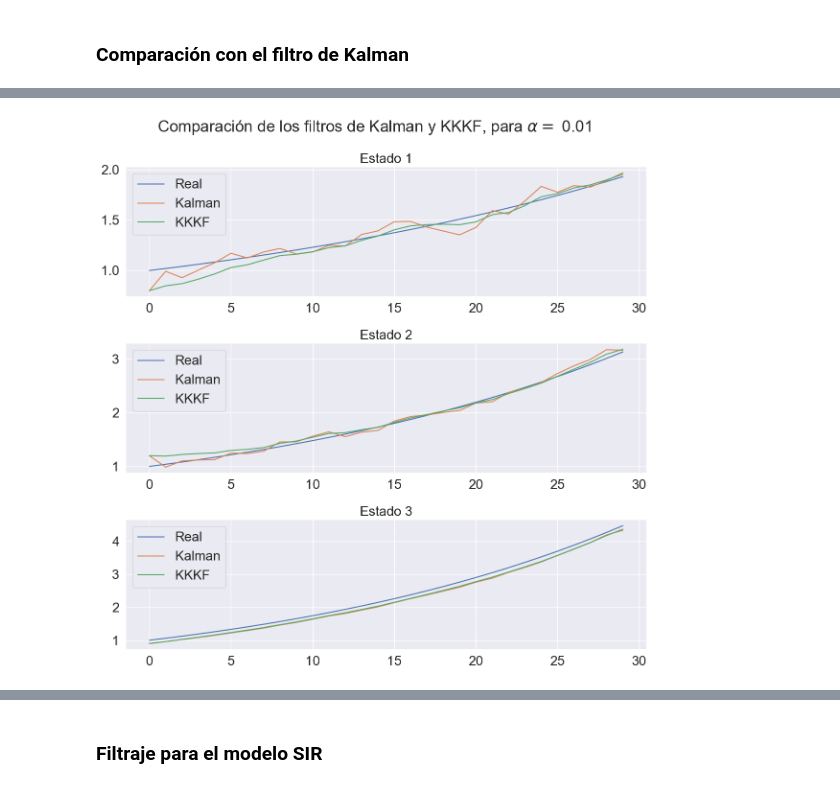
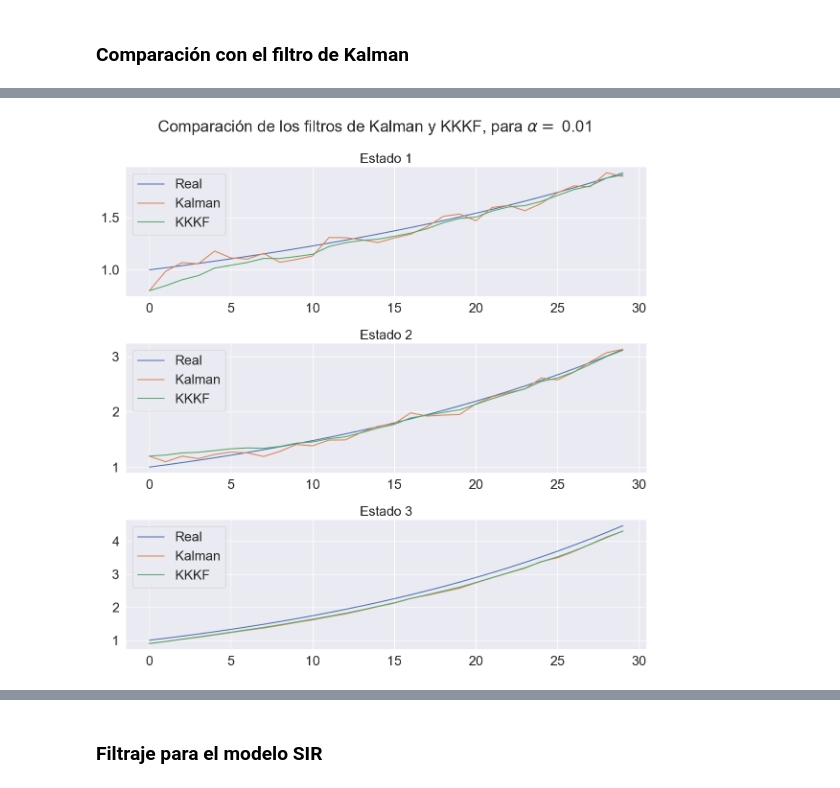
Before and after one commit to diegoolguinw/Koopman_nonlinear_filter, a Jupyter notebook: notebooks/chapter4.ipynb, the cells around one changed output, grey strips where cells are left out. Cells and saved outputs as stored; diff of their text form; code cells hidden in the pictures.

```diff
--- a/notebooks/chapter4.ipynb
+++ b/notebooks/chapter4.ipynb
@@ -187,7 +187,7 @@ def compare_linear_filters(x0, x0_prior, A, C, Q, R, k, N, iters, optimize=True)
     sol_kkkf = kkkf.apply_koopman_kalman_filter(koopman, y.T, x0_prior, N, optimize=optimize)
     x_kkkf, P_kkkf = sol_kkkf.x_plus.T, sol_kkkf.Px_plus
 
-    return x, x_kalman, x_kkkf
+    return x, x_kalman, x_kkkf, P_kalman, P_kkkf
 # %%
 # Condición inicial real
 x0 = np.array([1, 1, 1])
@@ -260,35 +295,37 @@ plt.show()
 # %%
+np.random.seed(42)
+
 # Kernel
 k = Cte(1.0, (1e-5, 1e5)) * Matern(length_scale=1e2, nu=1.5)
 
 # Comparación de los filtros
 alpha = 0.01
 A = A_fun(alpha)
-x, x_kalman, x_kkkf = compare_linear_filters(x0, x0_prior, A, C, Q, R, k, N, iters, optimize=False)
+x, x_kalman, x_kkkf, P_kalman, P_kkkf = compare_linear_filters(x0, x0_prior, A, C, Q, R, k, N, iters, optimize=False)
 
 fig, ax = plt.subplots(3, 1, figsize=(12, 12))
 
 ax[0].plot(x[0, :], label='Real')
 ax[0].plot(x_kalman[0, :], label='Kalman')
 ax[0].plot(x_kkkf[0, :], label='KKKF')
 ax[0].set_title('Estado 1')
 ax[0].legend()
 
 ax[1].plot(x[1, :], label='Real')
 ax[1].plot(x_kalman[1, :], label='Kalman')
 ax[1].plot(x_kkkf[1, :], label='KKKF')
 ax[1].set_title('Estado 2')
 ax[1].legend()
 
 ax[2].plot(x[2, :], label='Real')
 ax[2].plot(x_kalman[2, :], label='Kalman')
 ax[2].plot(x_kkkf[2, :], label='KKKF')
 ax[2].set_title('Estado 3')
 ax[2].legend()
 
 plt.suptitle(r'Comparación de los filtros de Kalman y KKKF, para $\alpha=$ {}'.format(alpha))
 plt.tight_layout()
 plt.savefig(img_path+'kalman_kkkf_001.pdf')
 plt.show()
 # %% [output]
-[figure, old version]
+[figure, new version]
```
Also changed, not shown: parts of 25 cells of this notebook, 19 other files.
